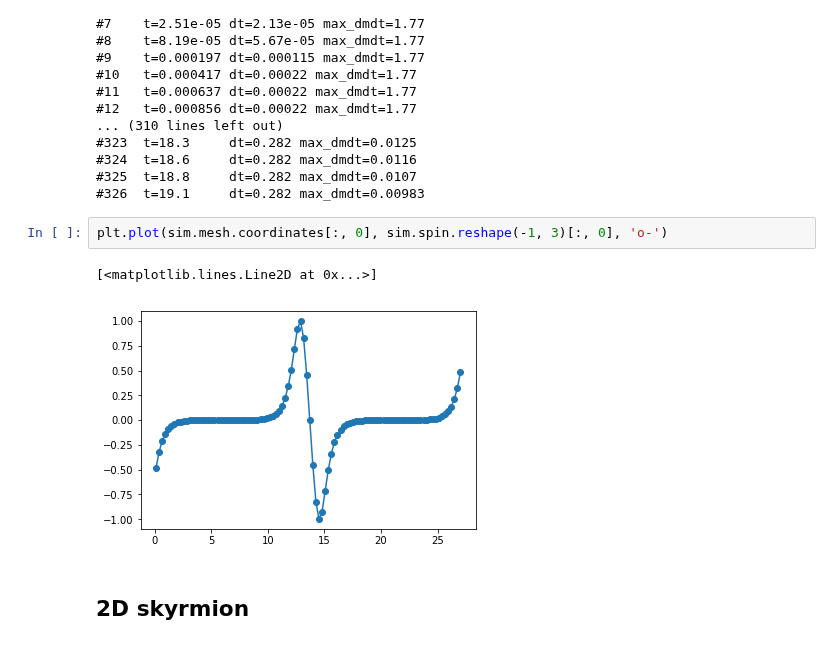
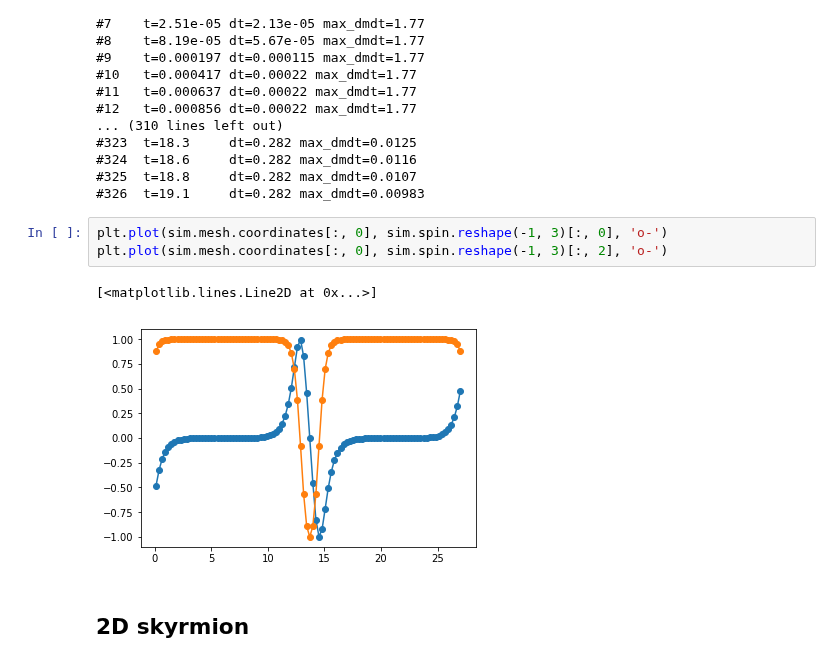
Before and after one commit to computationalmodelling/fidimag, a Jupyter notebook: doc/ipynb/steepest_descent_atomistic.ipynb, the cells around one changed output. Saved outputs shown, nothing was run; the diff lists cells and outputs as text.

```diff
--- a/doc/ipynb/steepest_descent_atomistic.ipynb
+++ b/doc/ipynb/steepest_descent_atomistic.ipynb
@@ -163,9 +164,10 @@ sim.relax()
 #326  t=19.1     dt=0.282 max_dmdt=0.00983
 # %%
 plt.plot(sim.mesh.coordinates[:, 0], sim.spin.reshape(-1, 3)[:, 0], 'o-')
+plt.plot(sim.mesh.coordinates[:, 0], sim.spin.reshape(-1, 3)[:, 2], 'o-')
 # %% [output]
 [<matplotlib.lines.Line2D at 0x...>]
-[figure, old version]
+[figure, new version]
 # %% [markdown]
 ## 2D skyrmion
 # %% [markdown]
```
Also changed, not shown: parts of 4 cells of this notebook, 4 other files.
